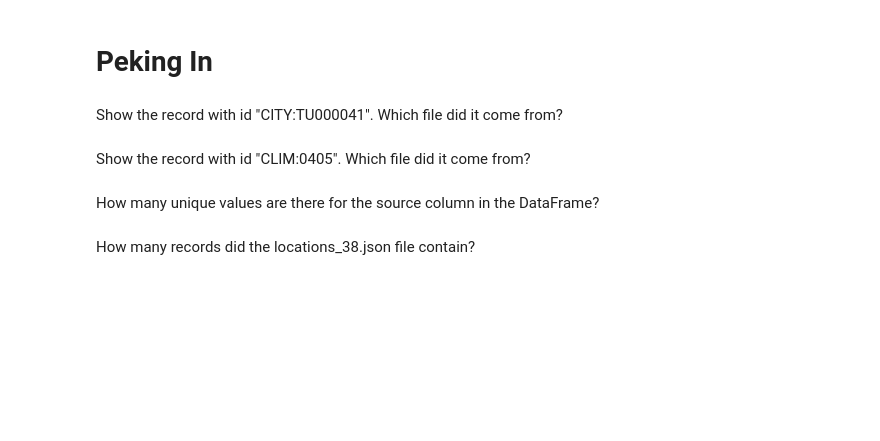
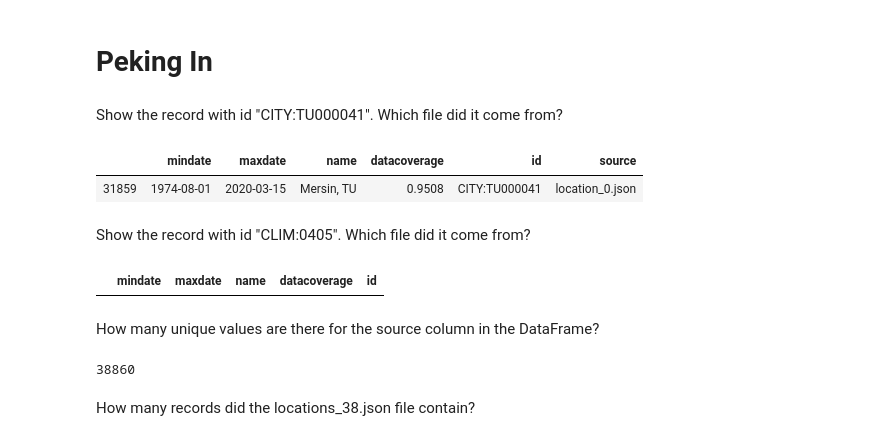
Before and after one commit to malbt/DataEngineering.Labs.NOAALocations, a Jupyter notebook: loading_locations_data_into_dataframes.ipynb, the cells around one changed output. Saved outputs shown, nothing was run; the diff lists cells and outputs as text; code cells hidden in the pictures; blank space fills up the shorter version.

```diff
--- a/loading_locations_data_into_dataframes.ipynb
+++ b/loading_locations_data_into_dataframes.ipynb
@@ -96,6 +87,7 @@ def read_all_json_files(JSON_ROOT):
                 json_content_2 = read_json(os.path.join(JSON_ROOT,f))
                 #result.append(json_content_2["results"])
                 for i in json_content_2["results"]:
+                    i["source"] = f
                     result.append(i)
         df_loc = pd.DataFrame(result)
         return df_loc
@@ -103,4 +95,4 @@ def read_all_json_files(JSON_ROOT):
 Use the read_all_json_files function above to read the contents of all locations file acquired in the the Data Acquisition Lab.
 Hint: It is easier if you put all of those files in a dedicated subdirectory ex: (./data/locations/)
 # %%
-df = read_all_json_files('./data/locations')
+df = read_all_json_files('/Users/mtessema/DataEngineering.Labs.NOAALocations/data/locations')
@@ -134,2 +198,7 @@ Show the record with id "CITY:TU000041". Which file did it come from?
+# %%
+df[df['id']== 'CITY:TU000041']
+# %% [output]
+|  | mindate | maxdate | name | datacoverage | id | source |
+| 31859 | 1974-08-01 | 2020-03-15 | Mersin, TU | 0.9508 | CITY:TU000041 | location_0.json |
 # %% [markdown]
 Show the record with id "CLIM:0405". Which file did it come from?
@@ -138,2 +205,6 @@ Show the record with id "CLIM:0405". Which file did it come from?
+# %%
+df_json[df_json['id']== 'CLIM:0405']
+# %% [output]
+|  | mindate | maxdate | name | datacoverage | id |
 # %% [markdown]
 How many unique values are there for the source column in the DataFrame?
@@ -142,2 +211,6 @@ How many unique values are there for the source column in the DataFrame?
+# %%
+df.id.nunique(dropna = True)
+# %% [output]
+38860
 # %% [markdown]
 How many records did the locations_38.json file contain?
```
Also changed, not shown: parts of 18 cells of this notebook, 2 other files.
